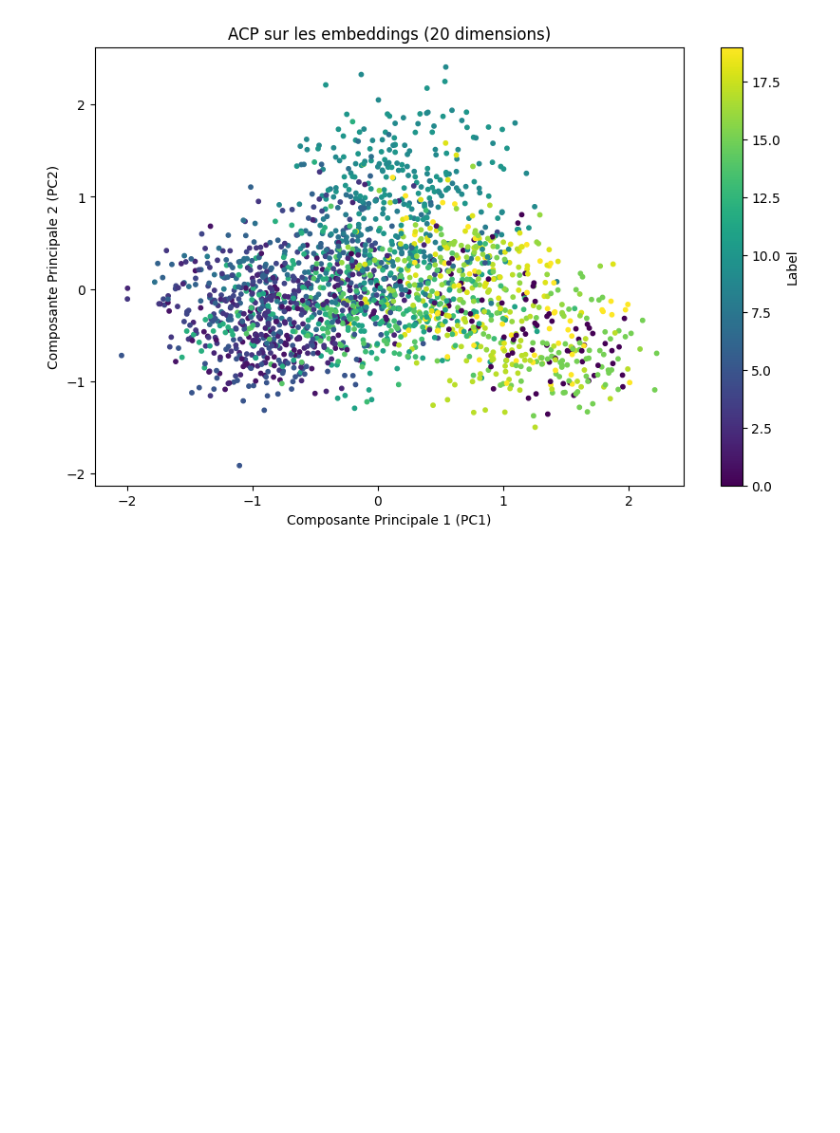
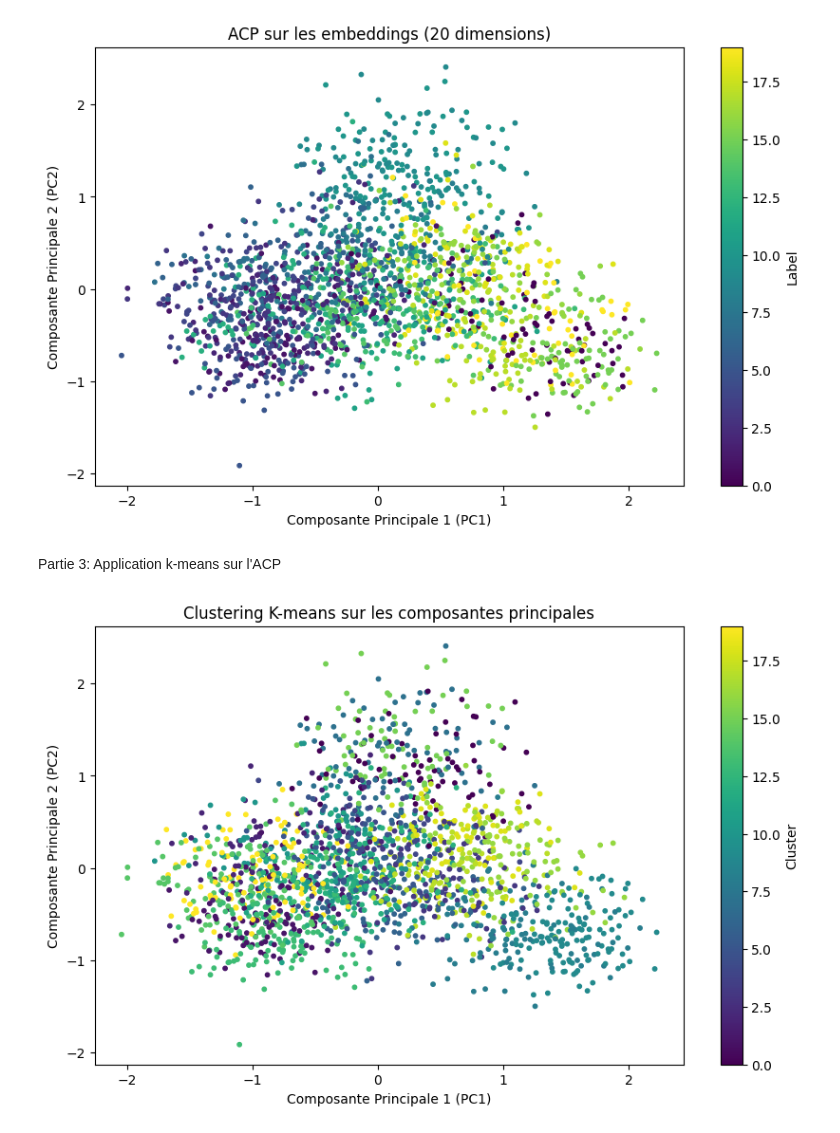
Before and after one commit to rayanzer/Projet_data_eng, a Jupyter notebook: experiments/projet_GIT_ACP.ipynb, the cells around one changed output. Saved outputs shown, nothing was run; the diff lists cells and outputs as text; code cells hidden in the pictures; blank space fills up the shorter version.

Commit message:
ajout partie 3 ACP k-means

```diff
--- a/experiments/projet_GIT_ACP.ipynb
+++ b/experiments/projet_GIT_ACP.ipynb
@@ -59,3 +59,22 @@ plt.ylabel('Composante Principale 2 (PC2)')
 plt.show()
 # %% [output]
 [figure]
+# %% [markdown]
+Partie 3: Application k-means sur l'ACP
+# %%
+from sklearn.cluster import KMeans
+
+# Appliquer K-means sur les composantes principales
+kmeans = KMeans(n_clusters=k, random_state=42)
+df['Cluster'] = kmeans.fit_predict(principal_components)
+
+# Visualiser les résultats du clustering
+plt.figure(figsize=(10, 6))
+scatter = plt.scatter(df['PC1'], df['PC2'], c=df['Cluster'], cmap='viridis', s=10)
+plt.colorbar(scatter, label='Cluster')
+plt.title('Clustering K-means sur les composantes principales')
+plt.xlabel('Composante Principale 1 (PC1)')
+plt.ylabel('Composante Principale 2 (PC2)')
+plt.show()
+# %% [output]
+[figure, added]
```
